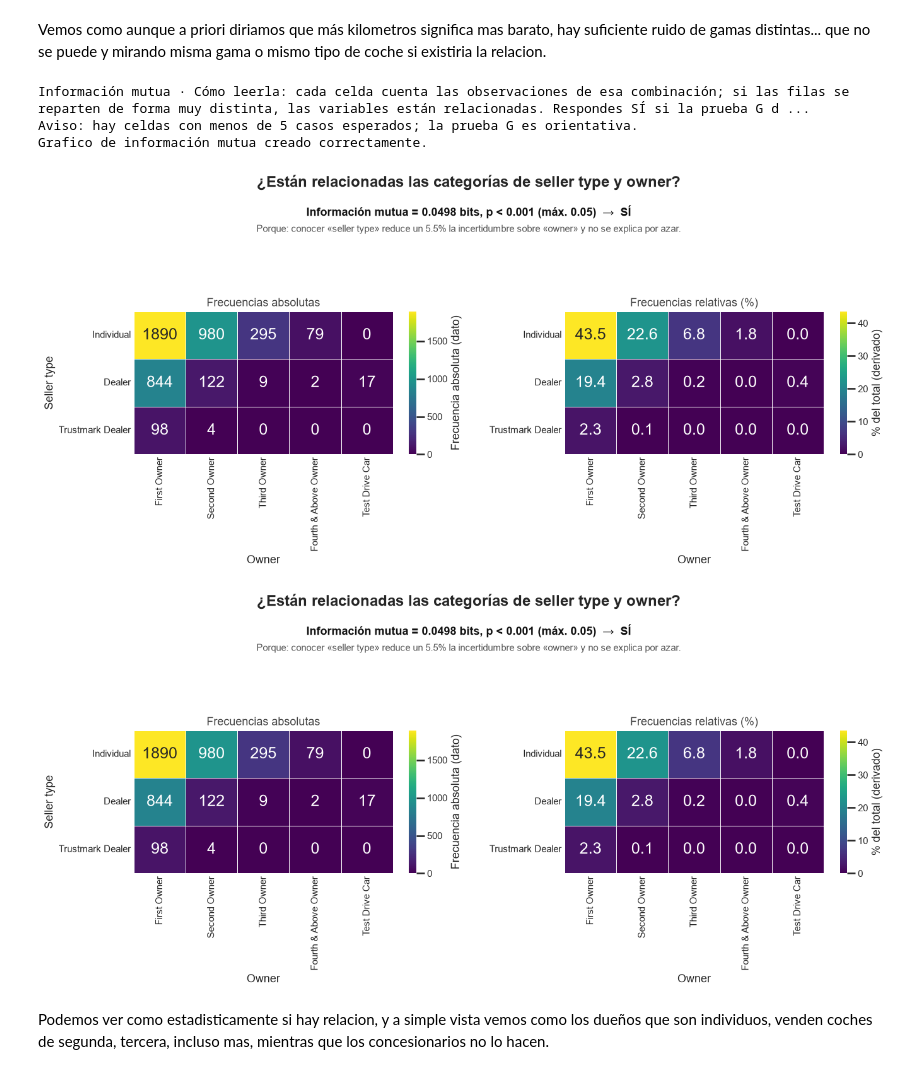
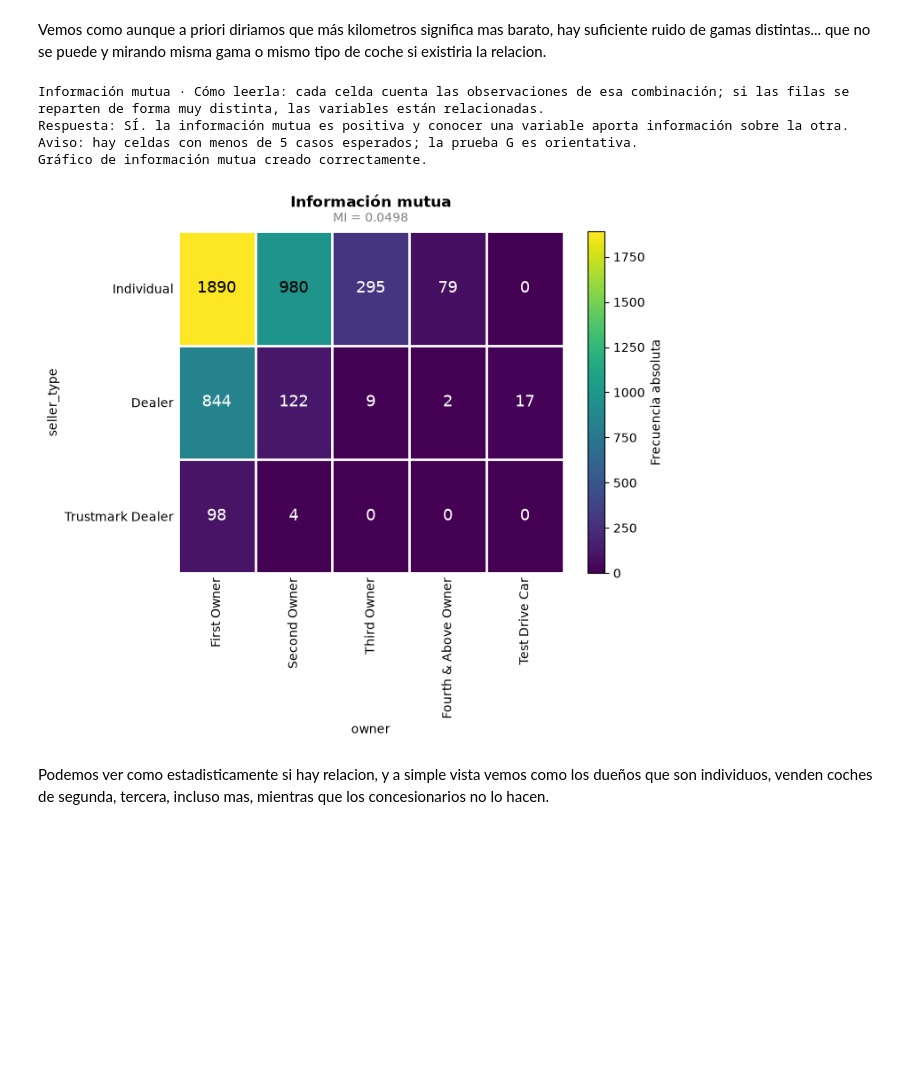
Before and after one commit to EnZaFe/SME_paquetes, a Jupyter notebook: notebooks/Libreria SME_Python - Ejemplo de uso.ipynb, the cells around one changed output. Cells and saved outputs as stored; diff of their text form; code cells hidden in the pictures; blank space fills up the shorter version.

```diff
--- a/notebooks/Libreria SME_Python - Ejemplo de uso.ipynb
+++ b/notebooks/Libreria SME_Python - Ejemplo de uso.ipynb
@@ -627,16 +577,19 @@ display(HTML(f"""
 # %% [markdown]
 Vemos como aunque a priori diriamos que más kilometros significa mas barato, hay suficiente ruido de gamas distintas... que no se puede y mirando misma gama o mismo tipo de coche si existiria la relacion.
 # %%
+import matplotlib.pyplot as plt
 fig = sme.graficar_informacion_mutua(
     df["seller_type"],
     df["owner"]
 )
+plt.close("all")
+fig
 # %% [output]
-Información mutua · Cómo leerla: cada celda cuenta las observaciones de esa combinación; si las filas se reparten de forma muy distinta, las variables están relacionadas. Respondes SÍ si la prueba G d ...
+Información mutua · Cómo leerla: cada celda cuenta las observaciones de esa combinación; si las filas se reparten de forma muy distinta, las variables están relacionadas.
+Respuesta: SÍ. la información mutua es positiva y conocer una variable aporta información sobre la otra.
 Aviso: hay celdas con menos de 5 casos esperados; la prueba G es orientativa.
-Grafico de información mutua creado correctamente.
+Gráfico de información mutua creado correctamente.
-[figure, old version]
+[figure, new version]
-[figure, removed]
 # %% [markdown]
 Podemos ver como estadisticamente si hay relacion, y a simple vista vemos como los dueños que son individuos, venden coches de segunda, tercera, incluso mas, mientras que los concesionarios no lo hacen.
 # %%
```
Also changed, not shown: parts of 16 cells of this notebook, 3 other files.
